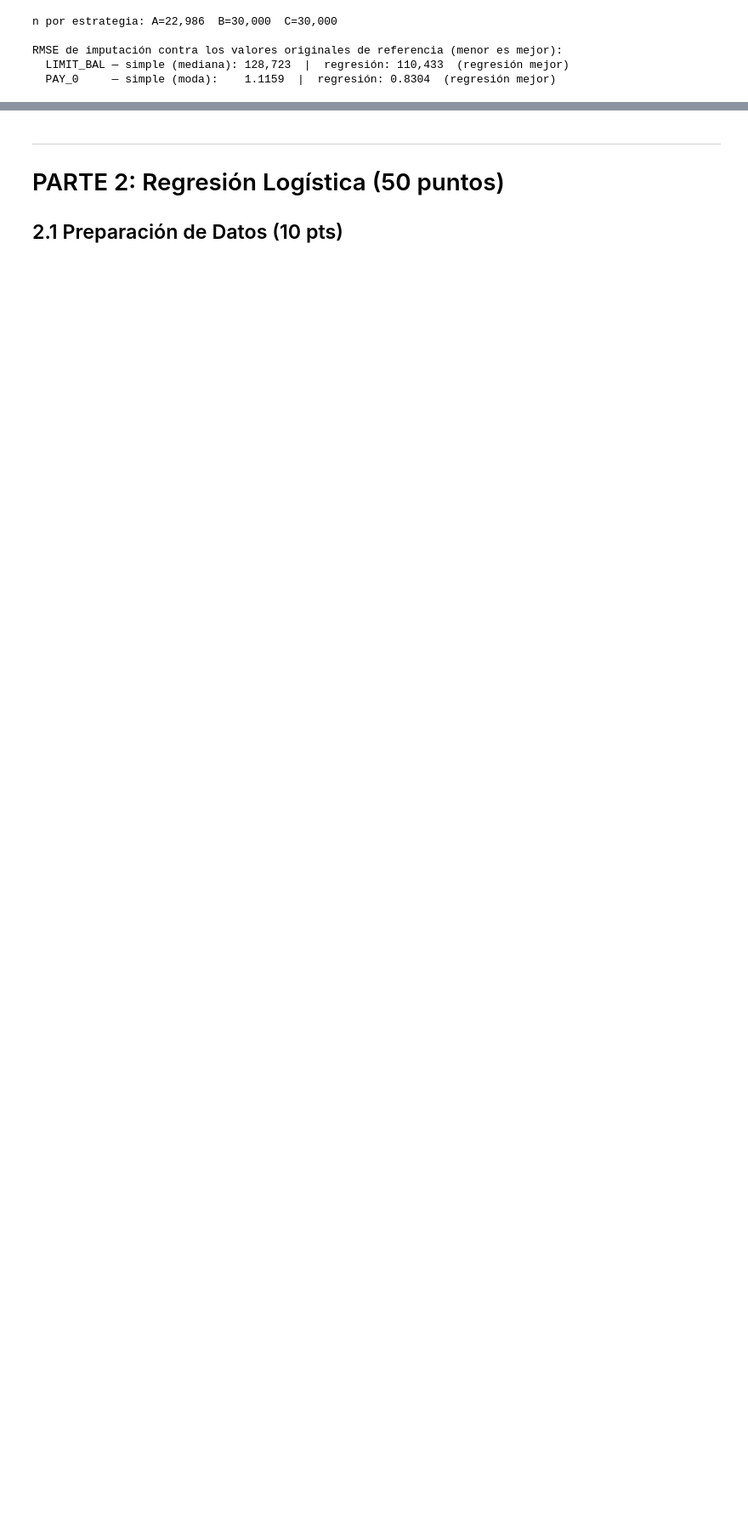
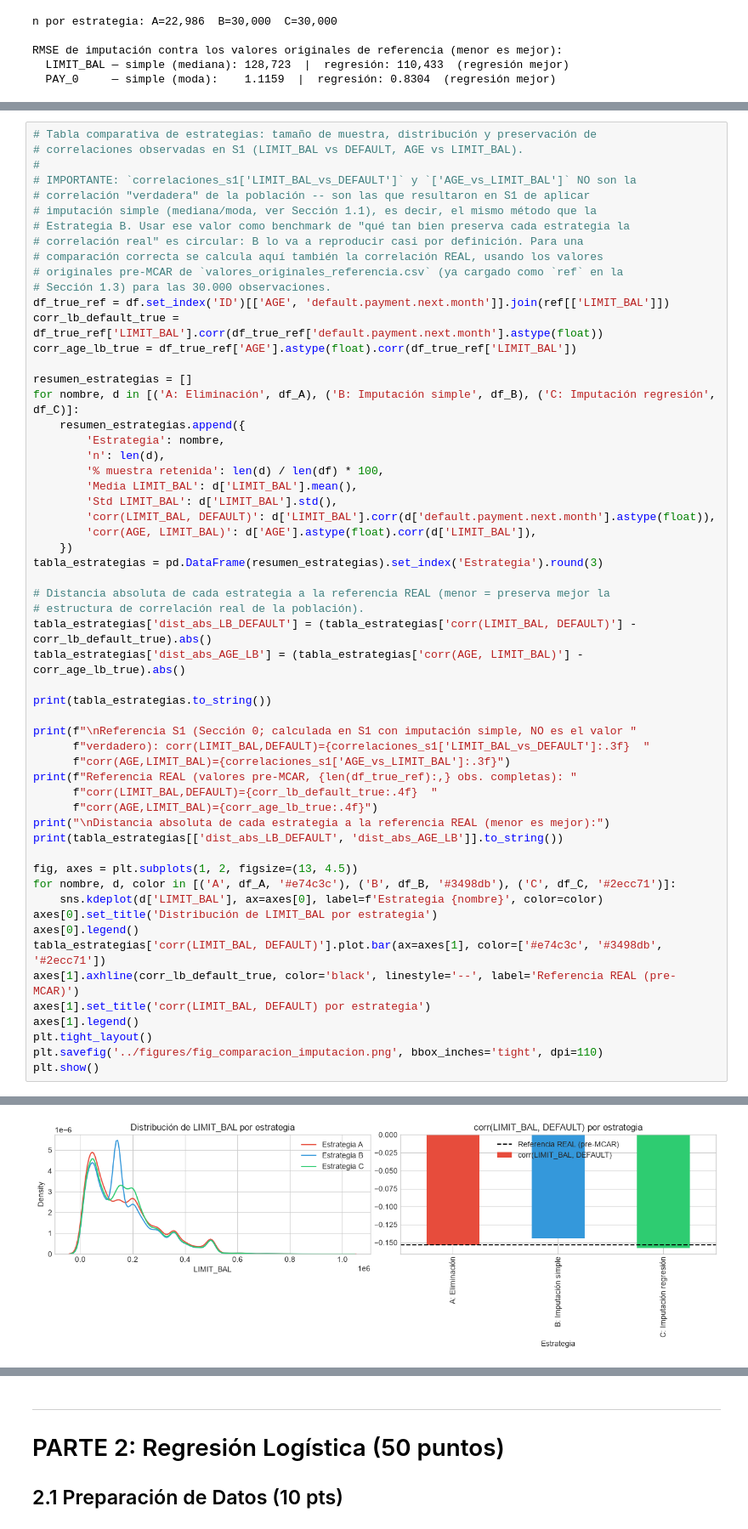
Before and after one commit to robertomoncada-blip/Magister_ciencia_datos, a Jupyter notebook: MCDI501/S3/notebooks/f4_s03_template_informefinal.ipynb, the cells around one changed output, grey strips where cells are left out. Shown at 85% size. Cells and saved outputs as stored; diff of their text form; blank space fills up the shorter version.

```diff
--- a/MCDI501/S3/notebooks/f4_s03_template_informefinal.ipynb
+++ b/MCDI501/S3/notebooks/f4_s03_template_informefinal.ipynb
@@ -455,0 +414,58 @@ Referencia S1 (dataset completo, sin faltantes): corr(LIMIT_BAL,DEFAULT)=-0.144
+# %%
+# Tabla comparativa de estrategias: tamaño de muestra, distribución y preservación de
+# correlaciones observadas en S1 (LIMIT_BAL vs DEFAULT, AGE vs LIMIT_BAL).
+#
+# IMPORTANTE: `correlaciones_s1['LIMIT_BAL_vs_DEFAULT']` y `['AGE_vs_LIMIT_BAL']` NO son la
+# correlación "verdadera" de la población -- son las que resultaron en S1 de aplicar
+# imputación simple (mediana/moda, ver Sección 1.1), es decir, el mismo método que la
+# Estrategia B. Usar ese valor como benchmark de "qué tan bien preserva cada estrategia la
+# correlación real" es circular: B lo va a reproducir casi por definición. Para una
+# comparación correcta se calcula aquí también la correlación REAL, usando los valores
+# originales pre-MCAR de `valores_originales_referencia.csv` (ya cargado como `ref` en la
+# Sección 1.3) para las 30.000 observaciones.
+df_true_ref = df.set_index('ID')[['AGE', 'default.payment.next.month']].join(ref[['LIMIT_BAL']])
+corr_lb_default_true = df_true_ref['LIMIT_BAL'].corr(df_true_ref['default.payment.next.month'].astype(float))
+corr_age_lb_true = df_true_ref['AGE'].astype(float).corr(df_true_ref['LIMIT_BAL'])
+
+resumen_estrategias = []
+for nombre, d in [('A: Eliminación', df_A), ('B: Imputación simple', df_B), ('C: Imputación regresión', df_C)]:
+    resumen_estrategias.append({
+        'Estrategia': nombre,
+        'n': len(d),
+        '% muestra retenida': len(d) / len(df) * 100,
+        'Media LIMIT_BAL': d['LIMIT_BAL'].mean(),
+        'Std LIMIT_BAL': d['LIMIT_BAL'].std(),
+        'corr(LIMIT_BAL, DEFAULT)': d['LIMIT_BAL'].corr(d['default.payment.next.month'].astype(float)),
+        'corr(AGE, LIMIT_BAL)': d['AGE'].astype(float).corr(d['LIMIT_BAL']),
+    })
+tabla_estrategias = pd.DataFrame(resumen_estrategias).set_index('Estrategia').round(3)
+
+# Distancia absoluta de cada estrategia a la referencia REAL (menor = preserva mejor la
+# estructura de correlación real de la población).
+tabla_estrategias['dist_abs_LB_DEFAULT'] = (tabla_estrategias['corr(LIMIT_BAL, DEFAULT)'] - corr_lb_default_true).abs()
+tabla_estrategias['dist_abs_AGE_LB'] = (tabla_estrategias['corr(AGE, LIMIT_BAL)'] - corr_age_lb_true).abs()
+
+print(tabla_estrategias.to_string())
+
+print(f"\nReferencia S1 (Sección 0; calculada en S1 con imputación simple, NO es el valor "
+      f"verdadero): corr(LIMIT_BAL,DEFAULT)={correlaciones_s1['LIMIT_BAL_vs_DEFAULT']:.3f}  "
+      f"corr(AGE,LIMIT_BAL)={correlaciones_s1['AGE_vs_LIMIT_BAL']:.3f}")
+print(f"Referencia REAL (valores pre-MCAR, {len(df_true_ref):,} obs. completas): "
+      f"corr(LIMIT_BAL,DEFAULT)={corr_lb_default_true:.4f}  "
+      f"corr(AGE,LIMIT_BAL)={corr_age_lb_true:.4f}")
+print("\nDistancia absoluta de cada estrategia a la referencia REAL (menor es mejor):")
+print(tabla_estrategias[['dist_abs_LB_DEFAULT', 'dist_abs_AGE_LB']].to_string())
+
+fig, axes = plt.subplots(1, 2, figsize=(13, 4.5))
+for nombre, d, color in [('A', df_A, '#e74c3c'), ('B', df_B, '#3498db'), ('C', df_C, '#2ecc71')]:
+    sns.kdeplot(d['LIMIT_BAL'], ax=axes[0], label=f'Estrategia {nombre}', color=color)
+axes[0].set_title('Distribución de LIMIT_BAL por estrategia')
+axes[0].legend()
+tabla_estrategias['corr(LIMIT_BAL, DEFAULT)'].plot.bar(ax=axes[1], color=['#e74c3c', '#3498db', '#2ecc71'])
+axes[1].axhline(corr_lb_default_true, color='black', linestyle='--', label='Referencia REAL (pre-MCAR)')
+axes[1].set_title('corr(LIMIT_BAL, DEFAULT) por estrategia')
+axes[1].legend()
+plt.tight_layout()
+plt.savefig('../figures/fig_comparacion_imputacion.png', bbox_inches='tight', dpi=110)
+plt.show()
+# %% [output]
@@ -456,3 +487,4 @@ Referencia S1 (dataset completo, sin faltantes): corr(LIMIT_BAL,DEFAULT)=-0.144
+[figure, added]
 # %% [markdown]
 **Estrategia elegida: C — Imputación por regresión lineal múltiple**
 
```
Also changed, not shown: parts of 7 cells of this notebook, 1 other file.
